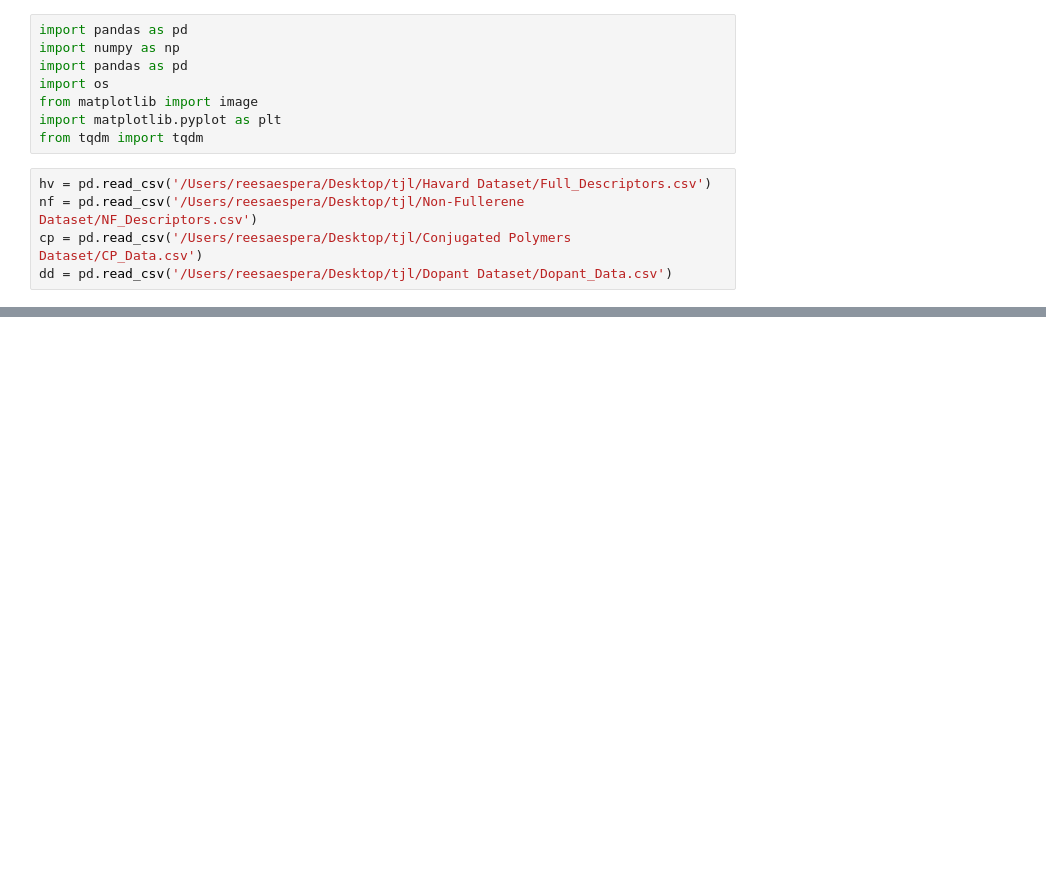
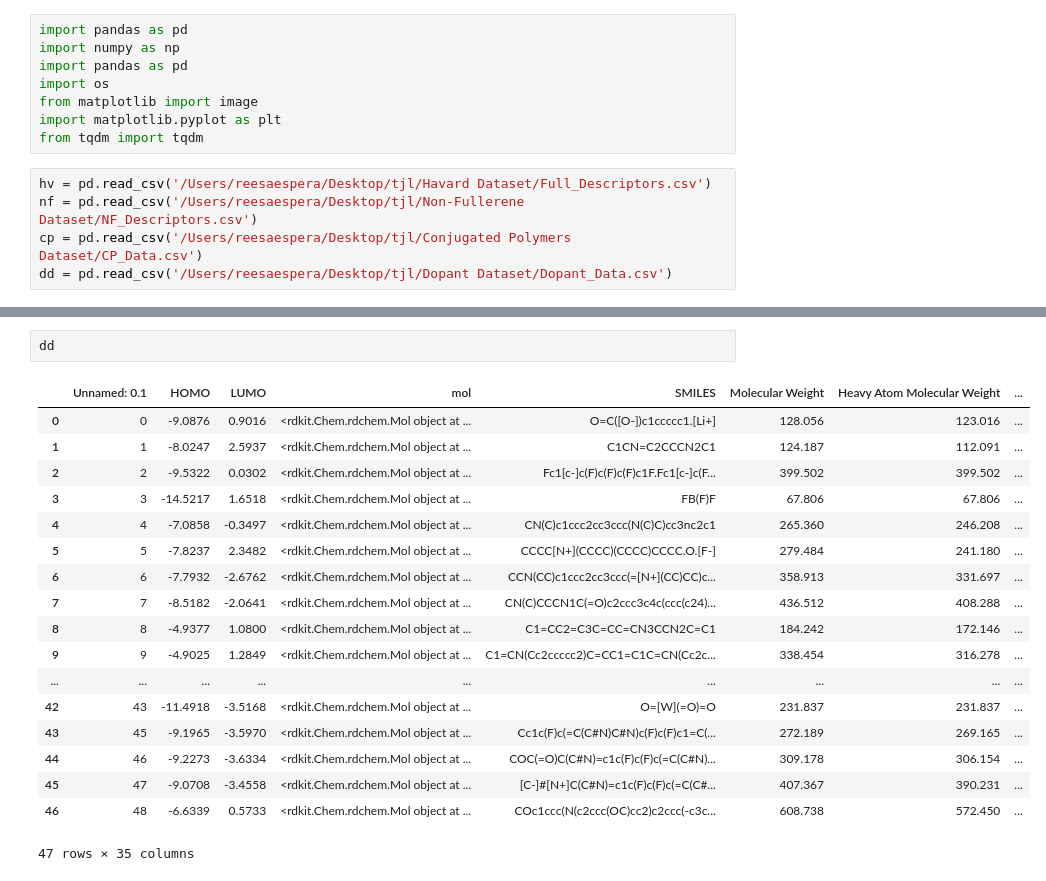
Before and after one commit to respera2/tjl, a Jupyter notebook: LMM/Data.ipynb, the cells around one changed output, grey strips where cells are left out. Saved outputs shown, nothing was run; the diff lists cells and outputs as text; blank space fills up the shorter version.

```diff
--- a/LMM/Data.ipynb
+++ b/LMM/Data.ipynb
@@ -22,2 +42,23 @@ dd['Group'] = '4'
+# %%
+dd
+# %% [output]
+|  | Unnamed: 0.1 | HOMO | LUMO | mol | SMILES | Molecular Weight | Heavy Atom Molecular Weight | ... |
+| 0 | 0 | -9.0876 | 0.9016 | <rdkit.Chem.rdchem.Mol object at ... | O=C([O-])c1ccccc1.[Li+] | 128.056 | 123.016 | ... |
+| 1 | 1 | -8.0247 | 2.5937 | <rdkit.Chem.rdchem.Mol object at ... | C1CN=C2CCCN2C1 | 124.187 | 112.091 | ... |
+| 2 | 2 | -9.5322 | 0.0302 | <rdkit.Chem.rdchem.Mol object at ... | Fc1[c-]c(F)c(F)c(F)c1F.Fc1[c-]c(F... | 399.502 | 399.502 | ... |
+| 3 | 3 | -14.5217 | 1.6518 | <rdkit.Chem.rdchem.Mol object at ... | FB(F)F | 67.806 | 67.806 | ... |
+| 4 | 4 | -7.0858 | -0.3497 | <rdkit.Chem.rdchem.Mol object at ... | CN(C)c1ccc2cc3ccc(N(C)C)cc3nc2c1 | 265.360 | 246.208 | ... |
+| 5 | 5 | -7.8237 | 2.3482 | <rdkit.Chem.rdchem.Mol object at ... | CCCC[N+](CCCC)(CCCC)CCCC.O.[F-] | 279.484 | 241.180 | ... |
+| 6 | 6 | -7.7932 | -2.6762 | <rdkit.Chem.rdchem.Mol object at ... | CCN(CC)c1ccc2cc3ccc(=[N+](CC)CC)c... | 358.913 | 331.697 | ... |
+| 7 | 7 | -8.5182 | -2.0641 | <rdkit.Chem.rdchem.Mol object at ... | CN(C)CCCN1C(=O)c2ccc3c4c(ccc(c24)... | 436.512 | 408.288 | ... |
+| 8 | 8 | -4.9377 | 1.0800 | <rdkit.Chem.rdchem.Mol object at ... | C1=CC2=C3C=CC=CN3CCN2C=C1 | 184.242 | 172.146 | ... |
+| 9 | 9 | -4.9025 | 1.2849 | <rdkit.Chem.rdchem.Mol object at ... | C1=CN(Cc2ccccc2)C=CC1=C1C=CN(Cc2c... | 338.454 | 316.278 | ... |
+| ... | ... | ... | ... | ... | ... | ... | ... | ... |
+| 42 | 43 | -11.4918 | -3.5168 | <rdkit.Chem.rdchem.Mol object at ... | O=[W](=O)=O | 231.837 | 231.837 | ... |
+| 43 | 45 | -9.1965 | -3.5970 | <rdkit.Chem.rdchem.Mol object at ... | Cc1c(F)c(=C(C#N)C#N)c(F)c(F)c1=C(... | 272.189 | 269.165 | ... |
+| 44 | 46 | -9.2273 | -3.6334 | <rdkit.Chem.rdchem.Mol object at ... | COC(=O)C(C#N)=c1c(F)c(F)c(=C(C#N)... | 309.178 | 306.154 | ... |
+| 45 | 47 | -9.0708 | -3.4558 | <rdkit.Chem.rdchem.Mol object at ... | [C-]#[N+]C(C#N)=c1c(F)c(F)c(=C(C#... | 407.367 | 390.231 | ... |
+| 46 | 48 | -6.6339 | 0.5733 | <rdkit.Chem.rdchem.Mol object at ... | COc1ccc(N(c2ccc(OC)cc2)c2ccc(-c3c... | 608.738 | 572.450 | ... |
+47 rows × 35 columns
 # %%
 combo = pd.concat([hv, dd, cp, nf], ignore_index=True)
```
Also changed, not shown: parts of 6 cells of this notebook, 57 other files.
